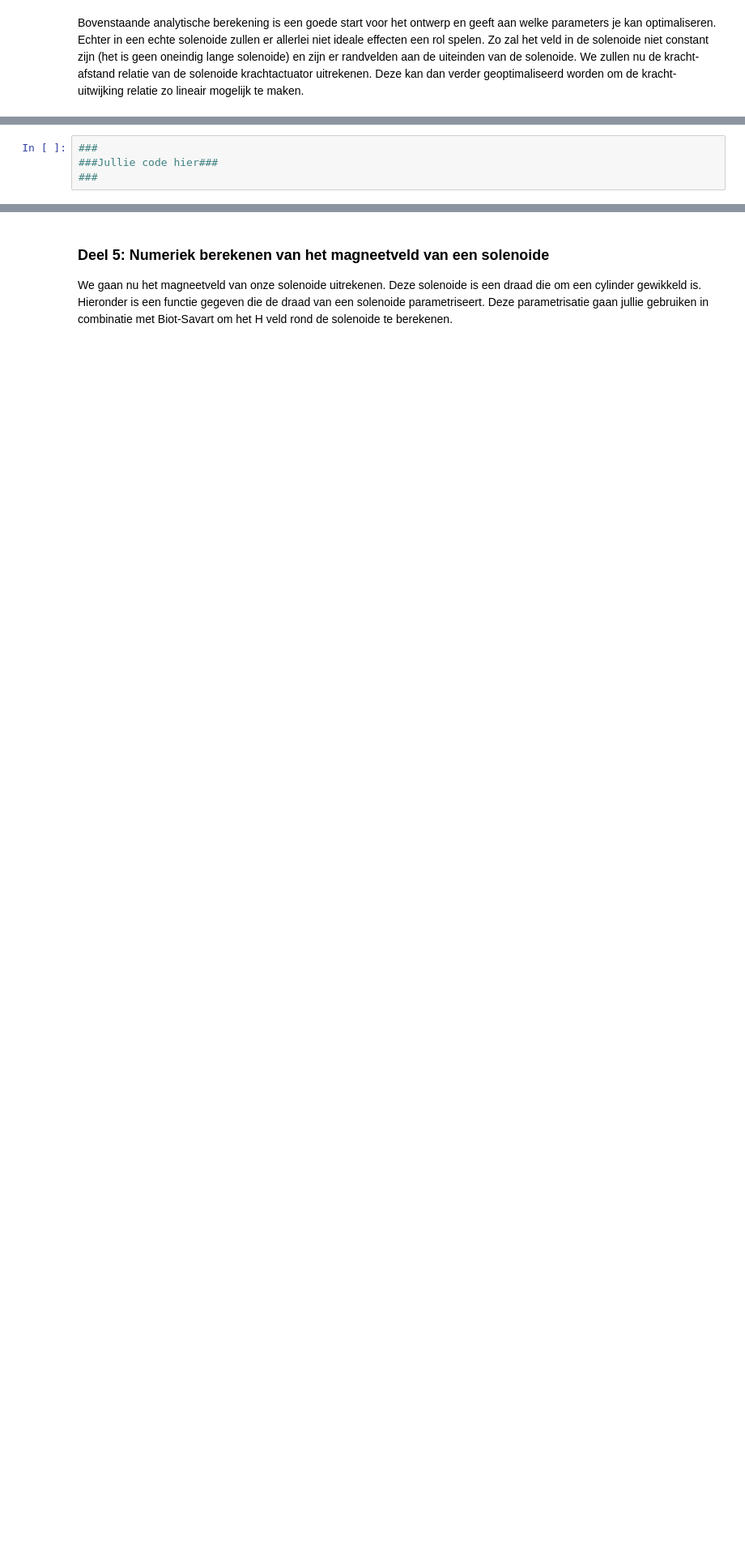
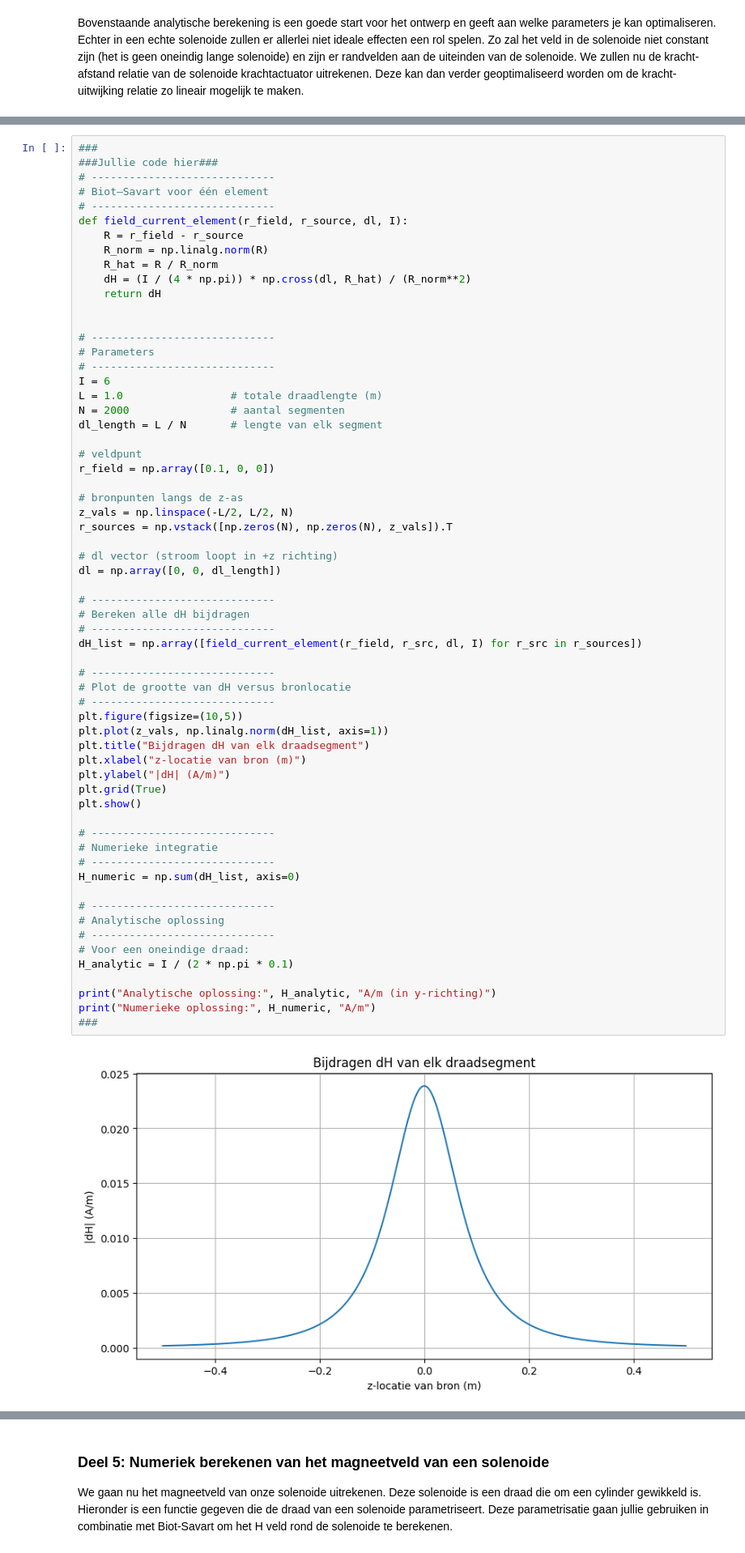
Before and after one commit to owesdorp/opdrachten-DEF-D, a Jupyter notebook: DigitaleOntwerpopdrachten/2KrachtactuatorOpdracht/2KrachtactuatorOpdracht/KrachtactuatorOpdracht.ipynb, the cells around one changed output, grey strips where cells are left out. Shown at 81% size. Drawn from its saved outputs; the diff is of its cells as text; blank space fills up the shorter version.

```diff
--- a/DigitaleOntwerpopdrachten/2KrachtactuatorOpdracht/2KrachtactuatorOpdracht/KrachtactuatorOpdracht.ipynb
+++ b/DigitaleOntwerpopdrachten/2KrachtactuatorOpdracht/2KrachtactuatorOpdracht/KrachtactuatorOpdracht.ipynb
@@ -499,4 +487,64 @@ Deze opdracht kan ook gemaakt worden met het gebruik van for loops, De akauze vo
 # %%
 ###
 ###Jullie code hier###
+# -----------------------------
+# Biot–Savart voor één element
+# -----------------------------
+def field_current_element(r_field, r_source, dl, I):
+    R = r_field - r_source
+    R_norm = np.linalg.norm(R)
+    R_hat = R / R_norm
+    dH = (I / (4 * np.pi)) * np.cross(dl, R_hat) / (R_norm**2)
+    return dH
+
+
+# -----------------------------
+# Parameters
+# -----------------------------
+I = 6
+L = 1.0                 # totale draadlengte (m)
+N = 2000                # aantal segmenten
+dl_length = L / N       # lengte van elk segment
+
+# veldpunt
+r_field = np.array([0.1, 0, 0])
+
+# bronpunten langs de z-as
+z_vals = np.linspace(-L/2, L/2, N)
+r_sources = np.vstack([np.zeros(N), np.zeros(N), z_vals]).T
+
+# dl vector (stroom loopt in +z richting)
+dl = np.array([0, 0, dl_length])
+
+# -----------------------------
+# Bereken alle dH bijdragen
+# -----------------------------
+dH_list = np.array([field_current_element(r_field, r_src, dl, I) for r_src in r_sources])
+
+# -----------------------------
+# Plot de grootte van dH versus bronlocatie
+# -----------------------------
+plt.figure(figsize=(10,5))
+plt.plot(z_vals, np.linalg.norm(dH_list, axis=1))
+plt.title("Bijdragen dH van elk draadsegment")
+plt.xlabel("z-locatie van bron (m)")
+plt.ylabel("|dH| (A/m)")
+plt.grid(True)
+plt.show()
+
+# -----------------------------
+# Numerieke integratie
+# -----------------------------
+H_numeric = np.sum(dH_list, axis=0)
+
+# -----------------------------
+# Analytische oplossing
+# -----------------------------
+# Voor een oneindige draad:
+H_analytic = I / (2 * np.pi * 0.1)
+
+print("Analytische oplossing:", H_analytic, "A/m (in y-richting)")
+print("Numerieke oplossing:", H_numeric, "A/m")
 ###
+# %% [output]
+[figure, added]
```
Also changed, not shown: parts of 5 cells of this notebook.
